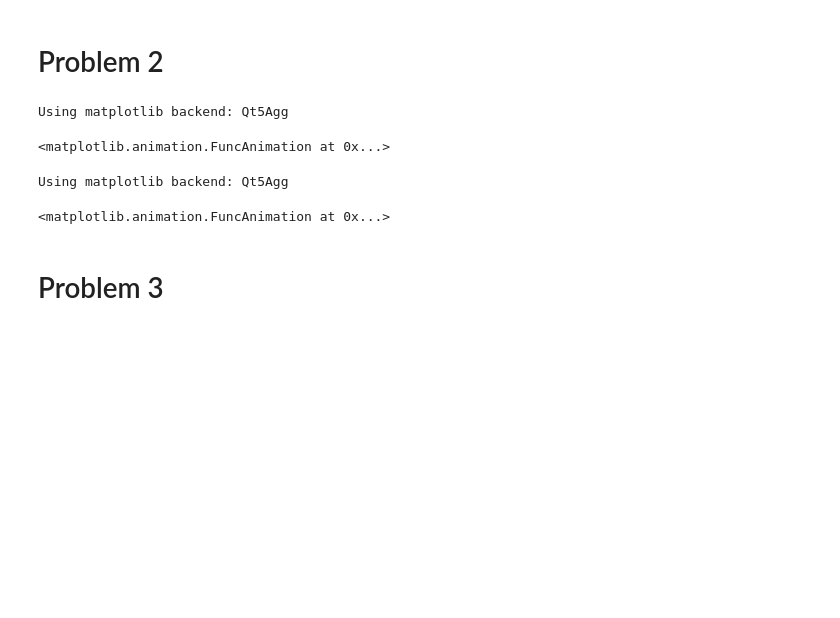
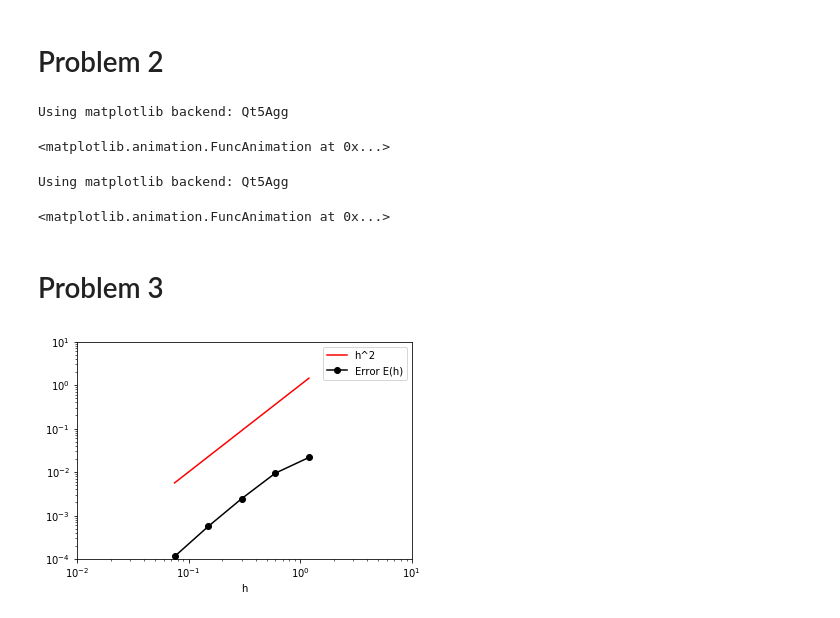
Before and after one commit to mattschaelling/acme_vol4, a Jupyter notebook: HeatFlow/heat_flow.ipynb, the cells around one changed output. Drawn from its saved outputs; the diff is of its cells as text; code cells hidden in the pictures; blank space fills up the shorter version.

```diff
--- a/HeatFlow/heat_flow.ipynb
+++ b/HeatFlow/heat_flow.ipynb
@@ -146,3 +139,45 @@ Using matplotlib backend: Qt5Agg
 <matplotlib.animation.FuncAnimation at 0x...>
 # %% [markdown]
 # Problem 3
+# %%
+%matplotlib inline
+u1_estimates = []
+steps = [20,40,80,160,320,640]
+K = []
+for step in steps:
+    f = lambda x: np.array([np.max([1 - xi**2, 0]) for xi in x])
+    x = np.linspace(-12,12,step+1)
+    t = np.linspace(0,1,step+1)
+    k = t[1] - t[0]
+    K.append(k)
+    h = x[1] - x[0]
+    v = 1.
+    lmbda = v*k/(h**2)
+    U = np.zeros((step+1,step+1))
+    U[0] = f(x)
+
+    B = np.diag(np.ones(step+1)*(1 + 2*lmbda)) \
+        + np.diag(np.ones(step)*(-lmbda), 1) \
+        + np.diag(np.ones(step)*(-lmbda), -1)
+    A = np.diag(np.ones(step+1)*(1 - 2*lmbda)) \
+        + np.diag(np.ones(step)*(lmbda), 1) \
+        + np.diag(np.ones(step)*(lmbda), -1)
+
+    for j in range(1,len(t)):
+        U[j] = la.solve(B, A.dot(U[j-1]))
+    u1_estimates.append(U[-1])
+# %%
+error = []
+for i in range(len(steps)-1):
+    error.append(la.norm(u1_estimates[i] - u1_estimates[-1][::int(steps[-1]/steps[i])], ord=np.inf))
+
+H = np.array([24/step for step in steps[:-1]])
+plt.loglog(H, H**2, 'r', label = "h^2")
+plt.loglog(H, error, '-ok', label = "Error E(h)")
+plt.xlim((1e-2, 1e1))
+plt.ylim((1e-4,1e1))
+plt.legend()
+plt.xlabel("h")
+plt.show()
+# %% [output]
+[figure, added]
```
Also changed, not shown: parts of 5 cells of this notebook.
